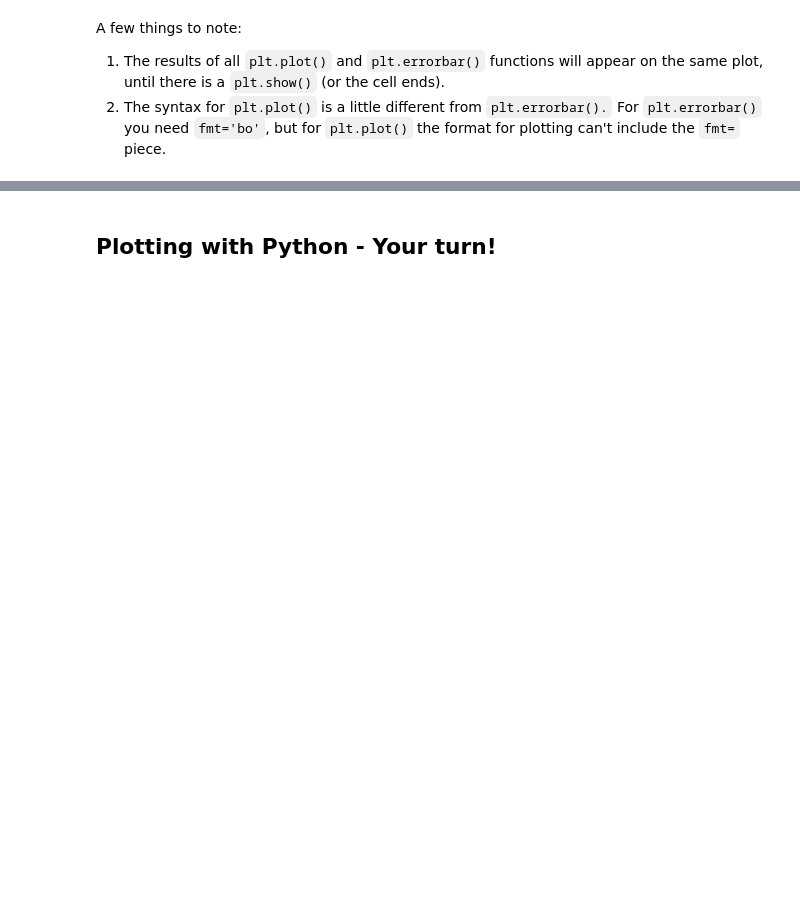
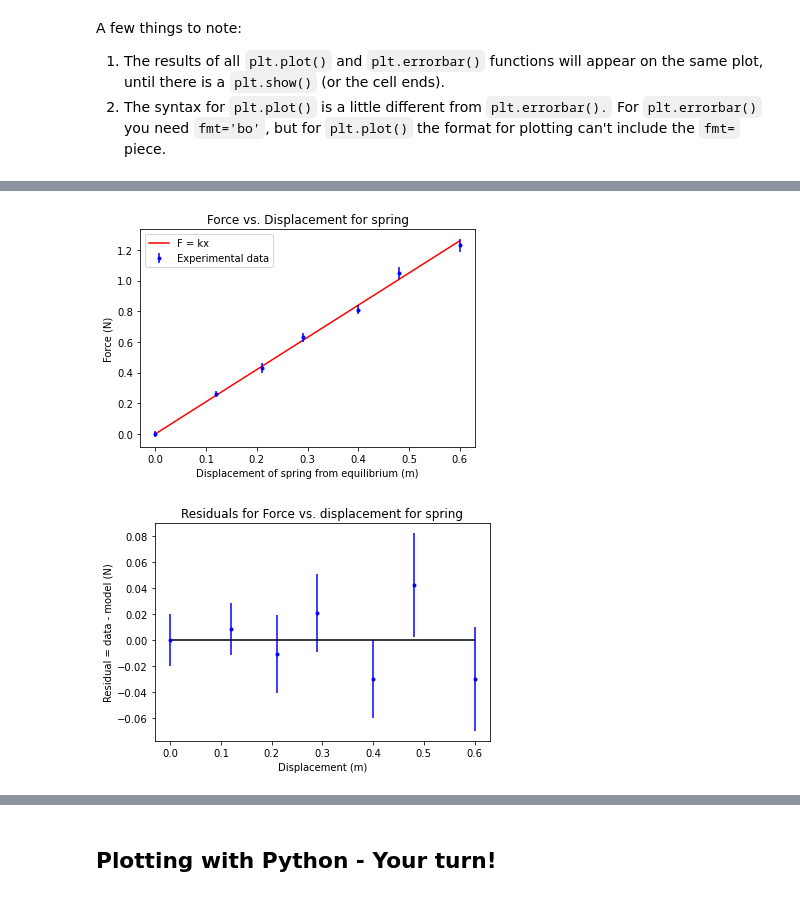
Before and after one commit to cmichal2/P119-summer2022, a Jupyter notebook: Lab05-prelab/Lab05_prelab.ipynb, the cells around one changed output, grey strips where cells are left out. Cells and saved outputs as stored; diff of their text form; code cells hidden in the pictures; blank space fills up the shorter version.

```diff
--- a/Lab05-prelab/Lab05_prelab.ipynb
+++ b/Lab05-prelab/Lab05_prelab.ipynb
@@ -110,0 +182,47 @@ A few things to note:
+# %%
+# Data/Model Plot
+# Step 1: find the limits of the data:
+xmin = np.min(dxVec) # use the np.min function to find the smallest x value
+xmax = np.max(dxVec) # same for max
+#print (xmin, xmax)  # uncomment to see what the limits are
+
+# Step 2: generate a bunch of x points between xmin and xmax
+xpoints = np.linspace(xmin, xmax, 200) # gives 200 evenly spaced points between xmin and xmax
+#print(xpoints) # uncomment to see the x values that were generated.
+
+# Step 3: calculate the model values:
+slope = 2.1 # Estimate of the slope.
+ypoints = xpoints * slope # this calculates the yvalues at all 200 points.
+
+# Step 4: plot the curve. We plot this as a red line "r-" :
+plt.plot(xpoints, ypoints, "r-", label = "F = kx")
+
+# What's below is exactly what we had earlier:
+plt.errorbar(dxVec, FVec, uFVec, fmt="bo", markersize = 3, label="Experimental data")
+plt.title("Force vs. Displacement for spring")
+plt.xlabel("Displacement of spring from equilibrium (m)")
+plt.ylabel("Force (N)")
+plt.legend()
+plt.show()
+
+# Residuals Plot
+# Step 1: Calculate the model at each x-datapoint
+ymodel = slope * dxVec # y = mx at each x_i
+
+# Step 2: Calcualte the residual vector
+RVec = FVec - ymodel
+
+# Step 3: Plot the residual vector against the x-data vector
+plt.errorbar(dxVec, RVec, uFVec, fmt="bo", markersize = 3)
+
+# Step 4: Add a R = 0 x-axis (horizontal line) to the plot
+plt.hlines(y=0, xmin=xmin, xmax=xmax, color='k') # draw axis at y = 0.
+
+# Add axis labels and title, and show the graph
+plt.title("Residuals for Force vs. displacement for spring")
+plt.xlabel("Displacement (m)")
+plt.ylabel("Residual = data - model (N)")
+plt.show()
+# %% [output]
+[figure, added]
+[figure, added]
```
Also changed, not shown: parts of 33 cells of this notebook, 42 other files.
